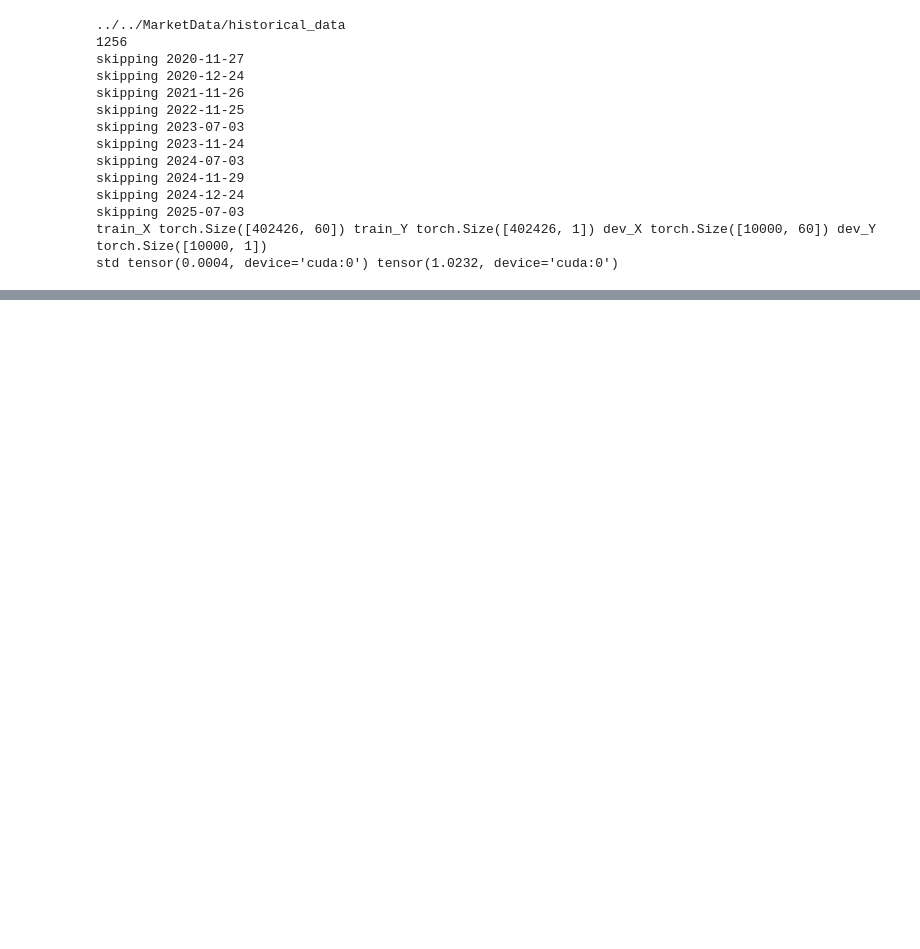
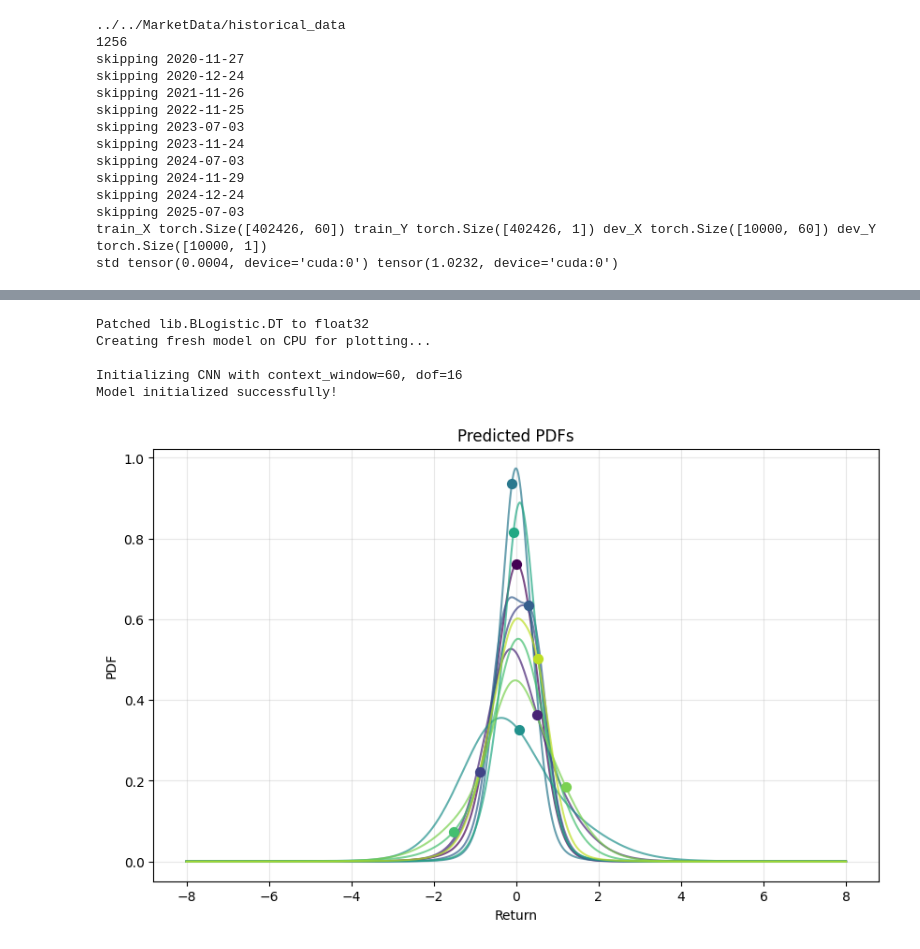
Before and after one commit to Jaeyoon-Kim-Quant/BernsteinMartingaleNet, a Jupyter notebook: Experiments/notebooks/CNN_Example.ipynb, the cells around one changed output, grey strips where cells are left out. Drawn from its saved outputs; the diff is of its cells as text; code cells hidden in the pictures; blank space fills up the shorter version.

```diff
--- a/Experiments/notebooks/CNN_Example.ipynb
+++ b/Experiments/notebooks/CNN_Example.ipynb
@@ -319,0 +296,57 @@ Step 500, Final Loss: 1.2496
+# %%
+import torch
+import torch.nn as nn
+import torch.optim as optim
+import matplotlib.pyplot as plt
+
+import sys
+for module_name in list(sys.modules.keys()):
+    if 'BLogistic' in module_name or 'blogistic' in module_name.lower():
+        module = sys.modules[module_name]
+        if hasattr(module, 'DT'):
+            module.DT = torch.float32
+            print(f"Patched {module_name}.DT to float32")
+
+torch.set_default_dtype(torch.float32)
+
+print("Creating fresh model on CPU for plotting...")
+
+dev_X_cpu = dev_X.cpu()
+dev_Y_cpu = dev_Y.cpu()
+
+model_cpu = CNNProbNN(context_window, dof, device='cpu')
+
+state_dict = torch.load(f"jl_simple_cnn_model_context{context_window}.pth", map_location='cpu')
+model_cpu.load_state_dict(state_dict)
+model_cpu.eval()
+
+# Create plot tensors on CPU
+plot_xs = torch.linspace(-8, 8, 10000, dtype=torch.float32, device='cpu')
+nplots = min(10, dev_X_cpu.shape[0])
+
+plt.figure(figsize=(10, 6))
+with torch.no_grad():
+    for idx in range(nplots):
+        color = plt.cm.viridis(idx / nplots)
+
+        x_input = dev_X_cpu[idx, :].reshape(1, -1).float()
+        y_input = dev_Y_cpu[idx, :].float()
+
+        plot_ys = model_cpu.get_pdf_batched(x_input, plot_xs, batch_size=500)
+        plt.plot(plot_xs.numpy(), plot_ys.numpy(), color=color, alpha=0.7)
+
+        point_pdf = model_cpu.get_pdf(x_input, y_input.reshape(-1))
+        plt.scatter(y_input.numpy(), point_pdf.numpy(), color=color, s=50, zorder=5)
+
+plt.xlabel("Return")
+plt.ylabel("PDF")
+plt.title("Predicted PDFs")
+plt.grid(True, alpha=0.3)
+plt.show()
+# %% [output]
+Patched lib.BLogistic.DT to float32
+Creating fresh model on CPU for plotting...
+
+Initializing CNN with context_window=60, dof=16
+Model initialized successfully!
+[figure, added]
```
Also changed, not shown: parts of 1 cell of this notebook, 2 other files.
